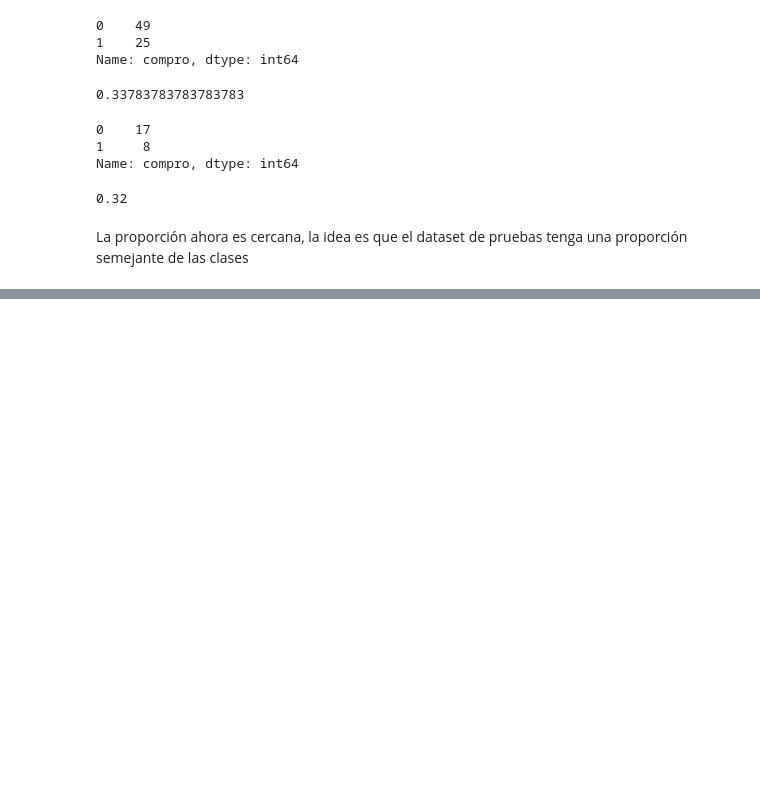
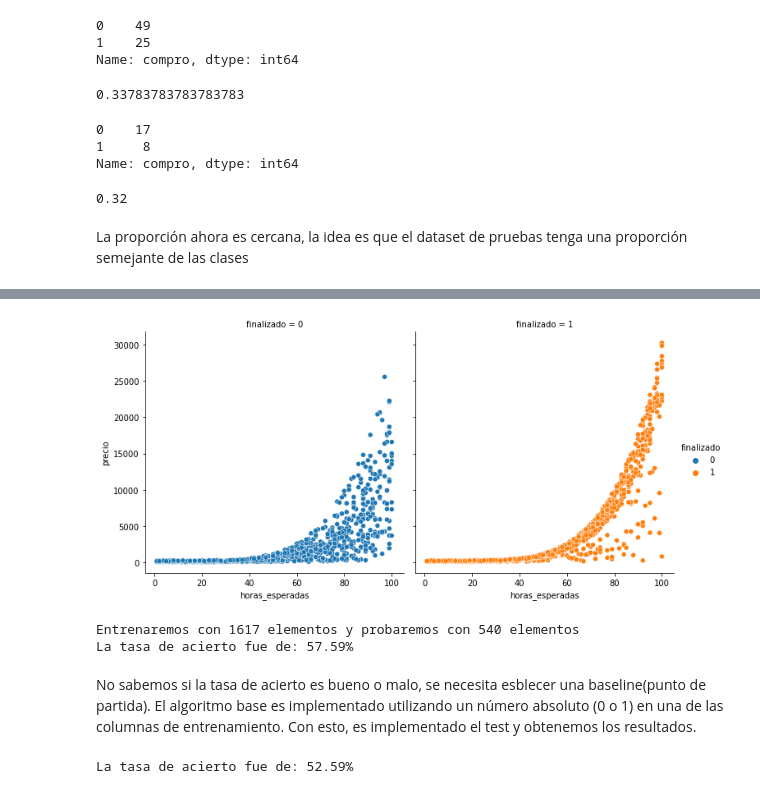
Before and after one commit to exequiel-farias/sklearn, a Jupyter notebook: ML_clasificacion_con_SKLearn.ipynb, the cells around one changed output, grey strips where cells are left out. Saved outputs shown, nothing was run; the diff lists cells and outputs as text; code cells hidden in the pictures; blank space fills up the shorter version.

Commit message:
Modelo baseline

```diff
--- a/ML_clasificacion_con_SKLearn.ipynb
+++ b/ML_clasificacion_con_SKLearn.ipynb
@@ -214,0 +266,37 @@ La proporción ahora es cercana, la idea es que el dataset de pruebas tenga una
+# %%
+sns.relplot(x= 'horas_esperadas', y='precio',hue= 'finalizado', data= datos,col = 'finalizado');
+# %% [output]
+[figure, added]
+# %%
+import numpy as np
+
+x = datos[['horas_esperadas','precio']]
+y = datos.finalizado
+
+SEED = 42
+np.random.seed(SEED)
+#De esta manera no tendremos que colocar un estado de aleatoriedad cada vez que instanciamos
+#algún modelo o realicemos la separación entre bases de entrenamiento y de prueba
+
+x_train, x_test, y_train, y_test = train_test_split(x,y,test_size = 0.25, stratify = y)
+print(f'Entrenaremos con {len(x_train)} elementos y probaremos con {len(x_test)} elementos')
+
+model = LinearSVC()
+model.fit(x_train,y_train)
+previsiones = model.predict(x_test)
+
+tasa_de_acierto = accuracy_score(y_test, previsiones)
+print(f'La tasa de acierto fue de: {round(tasa_de_acierto*100,2)}%')
+# %% [output]
+Entrenaremos con 1617 elementos y probaremos con 540 elementos
+La tasa de acierto fue de: 57.59%
+# %% [markdown]
+No sabemos si la tasa de acierto es bueno o malo, se necesita esblecer una baseline(punto de partida).
+El algoritmo base es implementado utilizando un número absoluto (0 o 1) en una de las columnas de entrenamiento.
+Con esto, es implementado el test y obtenemos los resultados.
+# %%
+base_previsiones = np.ones(540) #Vector de unos, 540 elementos
+tasa_de_acierto = accuracy_score(y_test, base_previsiones)
+print(f'La tasa de acierto fue de: {round(tasa_de_acierto*100,2)}%')
+# %% [output]
+La tasa de acierto fue de: 52.59%
```
Also changed, not shown: parts of 16 cells of this notebook.
